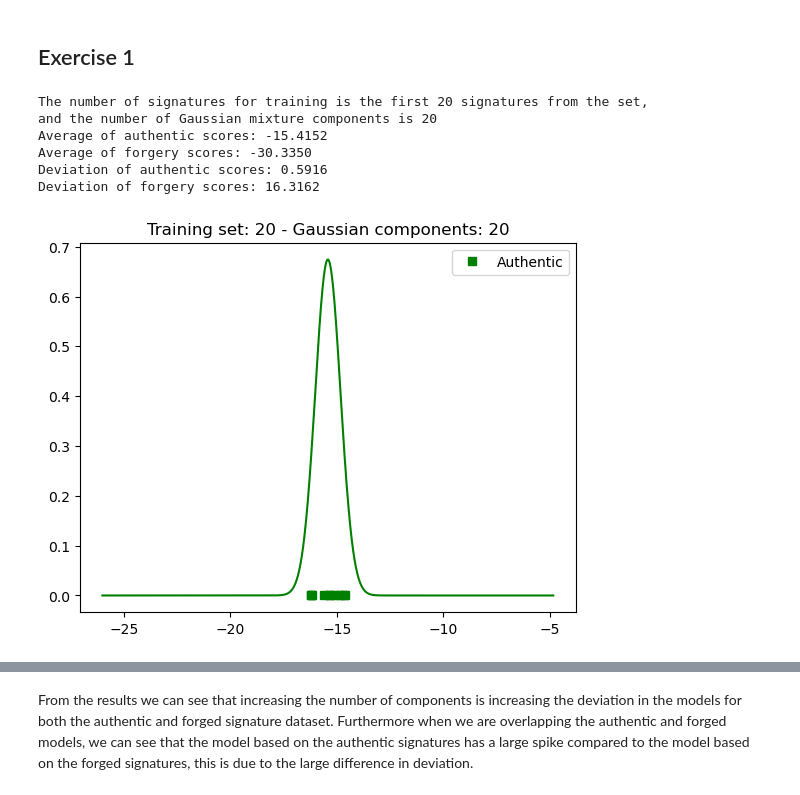
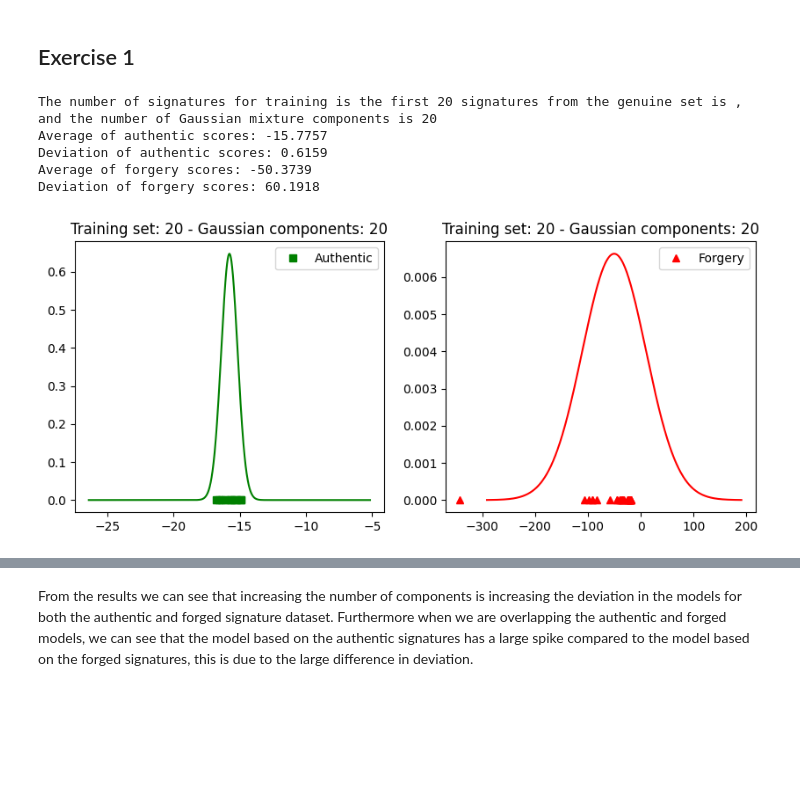
Before and after one commit to Abid-Al-Labib/ENCM-509, a Jupyter notebook: lab3/Lab03.ipynb, the cells around one changed output, grey strips where cells are left out. Saved outputs shown, nothing was run; the diff lists cells and outputs as text; code cells hidden in the pictures; blank space fills up the shorter version.

```diff
--- a/lab3/Lab03.ipynb
+++ b/lab3/Lab03.ipynb
@@ -59,11 +59,13 @@ NUMTRAININGPATTERNS = [20,25]
 # number of Gaussian mixture components in the GMM
 NUMGCOMPONENTS = [20,60]
 # %%
-gmmList = []
-g_mean_list = []
+gmmList = [] #store the models created
+aScoresList = [] #store the genuine scores
+fScoresList1 = [] #store the imposter scores from the first set (forgery)
+
 for ntp in NUMTRAININGPATTERNS:
     for ngc in NUMGCOMPONENTS:
-        print('The number of signatures for training is the first %d signatures from the set,' % (ntp ))
+        print('The number of signatures for training is the first %d signatures from the genuine set is ,' % (ntp ))
         print('and the number of Gaussian mixture components is %d' % (ngc))
 
         train_set = np.reshape(auth_lst[0], (-1,4))
@@ -72,13 +74,11 @@ for ntp in NUMTRAININGPATTERNS:
             train_set = np.concatenate((train_set, sample), axis=0) #concatenating the samples
 
         gmm = GaussianMixture(n_components=ngc).fit(train_set)
-        #gmmList.append(gmm)
-
+        gmmList.append(gmm)
 
         # to store all the scores calculated
         aScores = []
         fScores = []
-        #gmm = gmmList[g]
 
         # Testing the GaussianMixture model with remaining genuine signatures (10 in total)
         for i in range(ntp, total_signatures):
@@ -98,72 +98,62 @@ for ntp in NUMTRAININGPATTERNS:
         # authentic set
         aMu = np.mean(aScores)
         aStd = np.std(aScores)
+        aScoresList.append(aScores)
 
         # impostor set
         fMu = np.mean(fScores)
         fStd = np.std(fScores)
+        fScoresList1.append(fScores)
 
         print('Average of authentic scores: %.4f' % (aMu))
+        print('Deviation of authentic scores: %.4f' % (aStd))
+
         print('Average of forgery scores: %.4f' % (fMu))
-
-        print('Deviation of authentic scores: %.4f' % (aStd))
         print('Deviation of forgery scores: %.4f' % (fStd))
 
-
         #PDF of the genuine and imposter samples
-
-        x = np.arange(-60, 0, 0.01) # change this range for your set
-
-        aProb = norm.pdf(x, loc=aMu, scale=aStd)
-        fProb = norm.pdf(x, loc=fMu, scale=fStd)
-
-        # plt.plot(x, aProb, 'g')
-        # plt.plot(aScores, np.zeros(len(aScores)), 'gs', lw=2, label='Authentic')
-        # plt.plot(x, fProb, 'r')
-        # plt.plot(fScores, np.zeros(len(fScores)), 'r^', lw=2, label='Forgery')
-        # plt.legend()
-
-        # plt.title('Training set: {} - Gaussian components: {}'.format(NUMTRAININGPATTERNS[g], NUMGCOMPONENTS[g]))
-
-        #plot all param combinations....
-        # plt.figure(figsize=(10,4))
+        plt.figure(figsize=(10,4))
 
         #Authentic set
+        plt.subplot(1,2,1)
         x = np.arange(aMu-aStd-10, aMu+aStd+10, 0.01)
         aProb = norm.pdf(x, loc=aMu, scale=aStd)
-
-        # plt.subplot(1,2,1)
         plt.plot(x, aProb, 'g')
         plt.plot(aScores, np.zeros(len(aScores)), 'gs', lw=2, label='Authentic')
         plt.legend()
+        plt.title('Training set: {} - Gaussian components: {}'.format(ntp, ngc))
 
+        # Forged (impostor) set
+        plt.subplot(1,2,2)
+        x = np.arange(fMu-4*fStd, fMu+4*fStd, 0.01)
+        fProb = norm.pdf(x, loc=fMu, scale=fStd)
+        plt.plot(x, fProb, 'r')
+        plt.plot(fScores, np.zeros(len(fScores)), 'r^', lw=2, label='Forgery')
+        plt.legend()
         plt.title('Training set: {} - Gaussian components: {}'.format(ntp, ngc))
         plt.show()
 
-        # Forged (impostor) set
-        x = np.arange(-900, 400, 0.01)
-        fProb = norm.pdf(x, loc=fMu, scale=fStd)
-
-        # plt.subplot(1,2,2)
-        plt.plot(x, fProb, 'r')
-        plt.plot(fScores, np.zeros(len(fScores)), 'r^', lw=2, label='Forgery')
-        plt.legend();
-        plt.title('Training set: {} - Gaussian components: {}'.format(ntp, ngc))
-        plt.show()
-
+        #Combined authentic and imposter plot
         x_a = np.arange(aMu-aStd-10, aMu+aStd+10, 0.01)
-        x_f = np.arange(-900, 400, 0.01)
+        x_f = np.arange(fMu-4*fStd, fMu+4*fStd, 0.01)
         plt.plot(x_a,aProb,'g')
         plt.plot(aScores, np.zeros(len(aScores)), 'gs', lw=2, label='Authentic')
         plt.plot(x_f,fProb,'r')
         plt.plot(fScores, np.zeros(len(fScores)), 'r^', lw=2, label='Forgery')
         plt.title('Training set: {} - Gaussian components: {} authentic and forged combined'.format(ntp, ngc))
         plt.show()
+
+aScoresFlat = [i for subScores in aScoresList for i in subScores]
+fScoresList1Flat = [i for subScores in fScoresList1 for i in subScores]
+print("Mean of the 4 genuine scores",np.mean(aScoresFlat))
+print("Std of the 4 genuine scores",np.std(aScoresFlat))
+print("Mean of the 4 imposter (forgery) scores",np.mean(fScoresList1Flat))
+print("Std of the 4 imposter (forgery) scores",np.std(fScoresList1Flat))
 # %% [output]
-The number of signatures for training is the first 20 signatures from the set,
+The number of signatures for training is the first 20 signatures from the genuine set is ,
 and the number of Gaussian mixture components is 20
-Average of authentic scores: -15.4152
-Average of forgery scores: -30.3350
-Deviation of authentic scores: 0.5916
-Deviation of forgery scores: 16.3162
+Average of authentic scores: -15.7757
+Deviation of authentic scores: 0.6159
+Average of forgery scores: -50.3739
+Deviation of forgery scores: 60.1918
-[figure, old version]
+[figure, new version]
```
Also changed, not shown: parts of 6 cells of this notebook.
